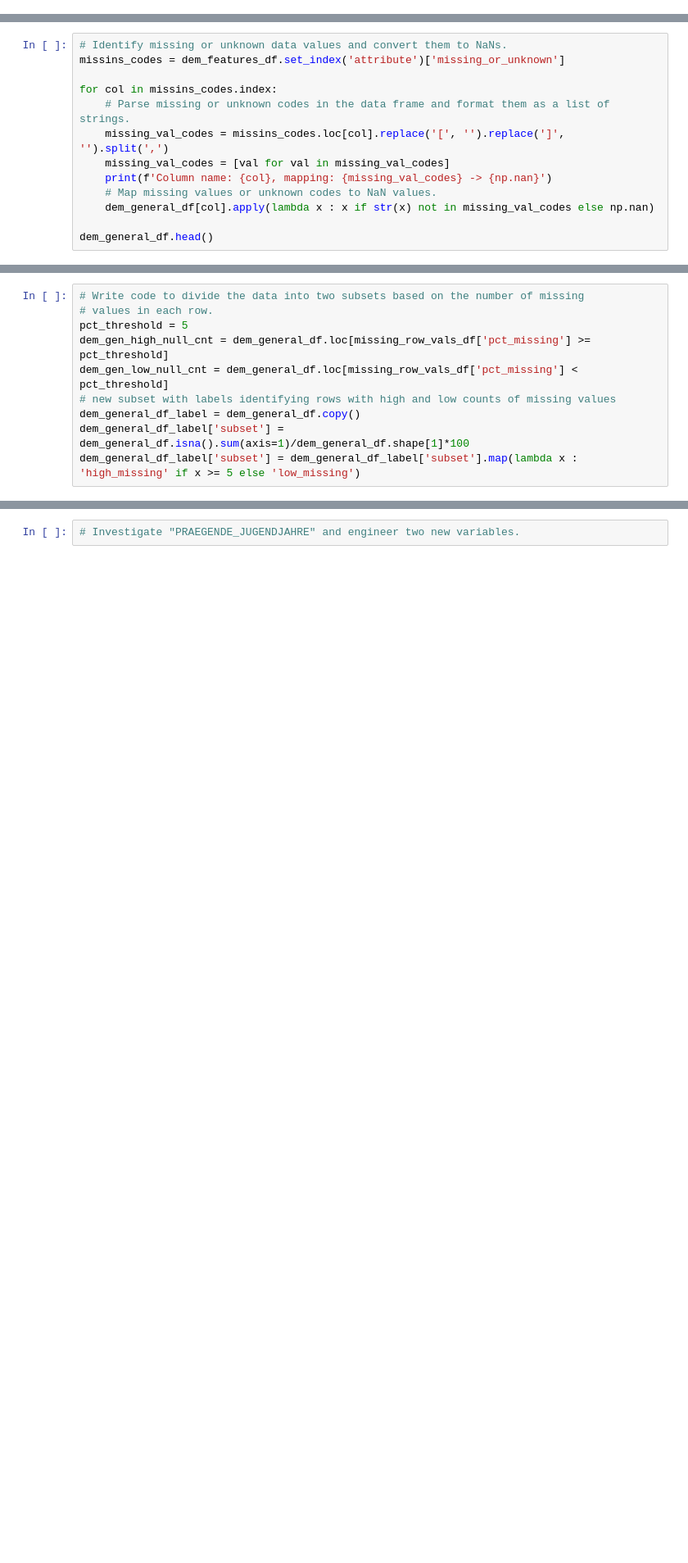
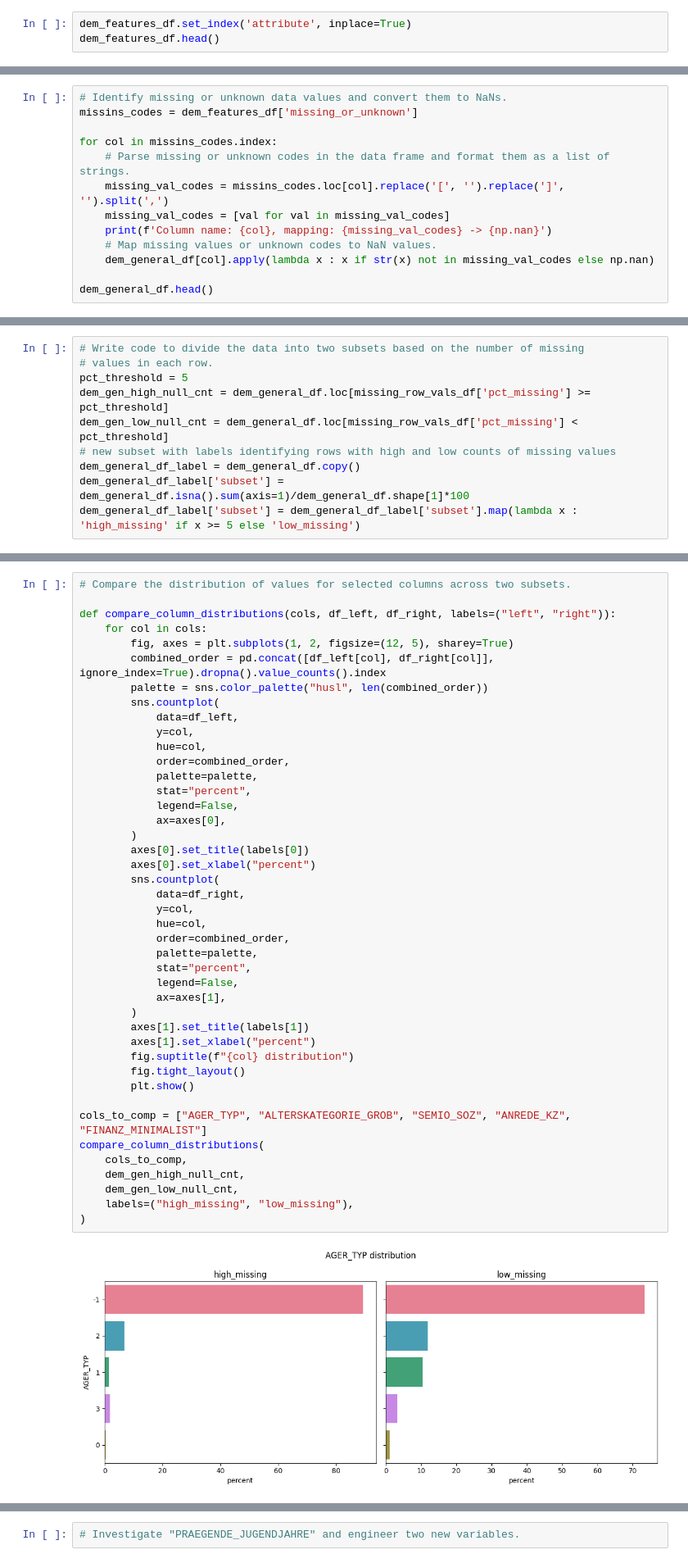
Before and after one commit to Diodak92/Intro-to-Machine-Learning-with-Pytorch, a Jupyter notebook: Identify_Customer_Segments/Identify_Customer_Segments.ipynb, the cells around one changed output, grey strips where cells are left out. Shown: that part at 82% size. Drawn from its saved outputs; the diff is of its cells as text; blank space fills up the shorter version.

Commit message:
Added section with comparison of values for selected columns

```diff
--- a/Identify_Customer_Segments/Identify_Customer_Segments.ipynb
+++ b/Identify_Customer_Segments/Identify_Customer_Segments.ipynb
@@ -83,0 +75,3 @@ dem_features_df.head()
+# %%
+dem_features_df.set_index('attribute', inplace=True)
+dem_features_df.head()
@@ -84,6 +86,6 @@ dem_features_df.head()
 # %%
 # Identify missing or unknown data values and convert them to NaNs.
-missins_codes = dem_features_df.set_index('attribute')['missing_or_unknown']
+missins_codes = dem_features_df['missing_or_unknown']
 
 for col in missins_codes.index:
     # Parse missing or unknown codes in the data frame and format them as a list of strings.
@@ -256,0 +232,45 @@ compare_column_distributions(cols_to_comp, dem_general_df_label)
+# %%
+# Compare the distribution of values for selected columns across two subsets.
+
+def compare_column_distributions(cols, df_left, df_right, labels=("left", "right")):
+    for col in cols:
+        fig, axes = plt.subplots(1, 2, figsize=(12, 5), sharey=True)
+        combined_order = pd.concat([df_left[col], df_right[col]], ignore_index=True).dropna().value_counts().index
+        palette = sns.color_palette("husl", len(combined_order))
+        sns.countplot(
+            data=df_left,
+            y=col,
+            hue=col,
+            order=combined_order,
+            palette=palette,
+            stat="percent",
+            legend=False,
+            ax=axes[0],
+        )
+        axes[0].set_title(labels[0])
+        axes[0].set_xlabel("percent")
+        sns.countplot(
+            data=df_right,
+            y=col,
+            hue=col,
+            order=combined_order,
+            palette=palette,
+            stat="percent",
+            legend=False,
+            ax=axes[1],
+        )
+        axes[1].set_title(labels[1])
+        axes[1].set_xlabel("percent")
+        fig.suptitle(f"{col} distribution")
+        fig.tight_layout()
+        plt.show()
+
+cols_to_comp = ["AGER_TYP", "ALTERSKATEGORIE_GROB", "SEMIO_SOZ", "ANREDE_KZ", "FINANZ_MINIMALIST"]
+compare_column_distributions(
+    cols_to_comp,
+    dem_gen_high_null_cnt,
+    dem_gen_low_null_cnt,
+    labels=("high_missing", "low_missing"),
+)
+# %% [output]
+[figure, added]
```
Also changed, not shown: parts of 11 cells of this notebook.
